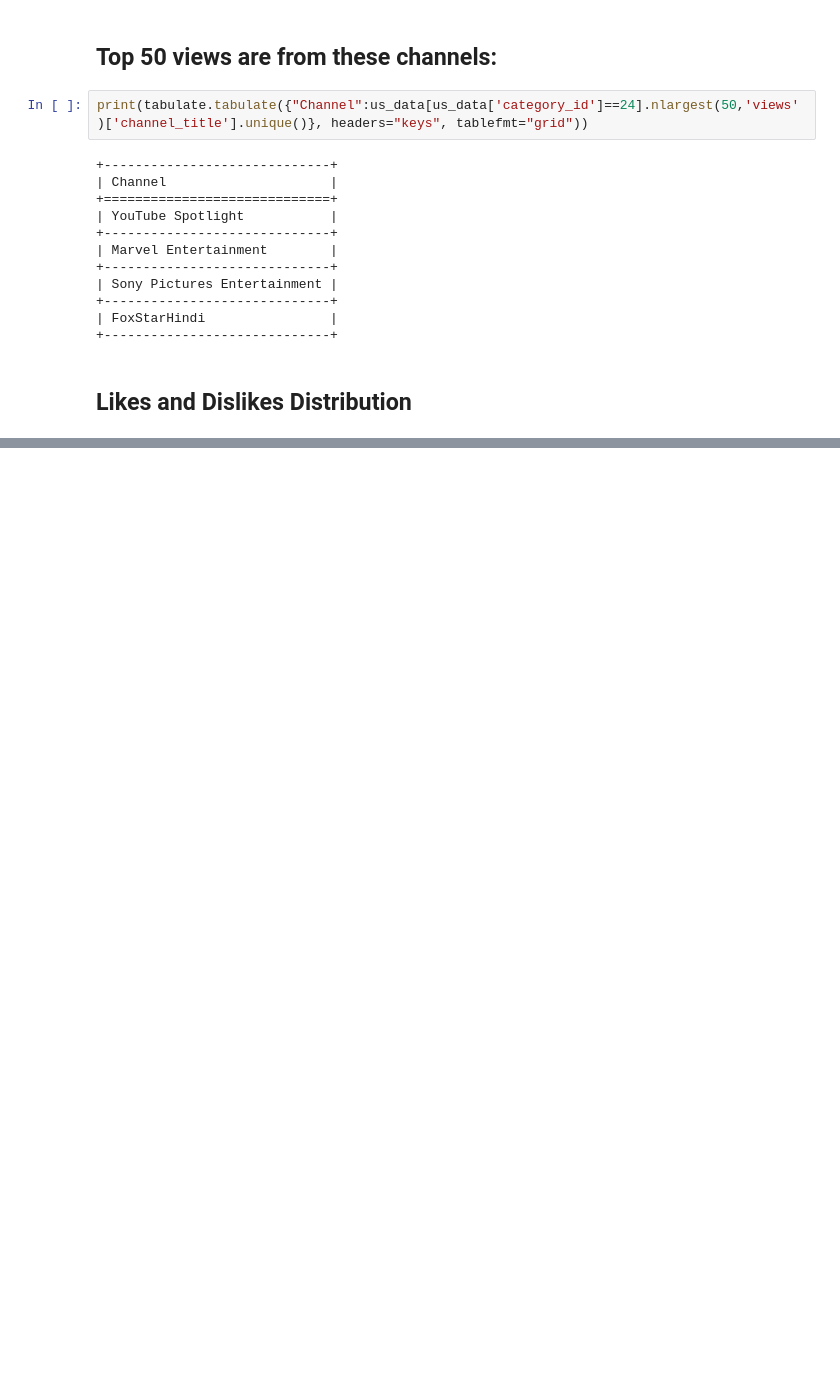
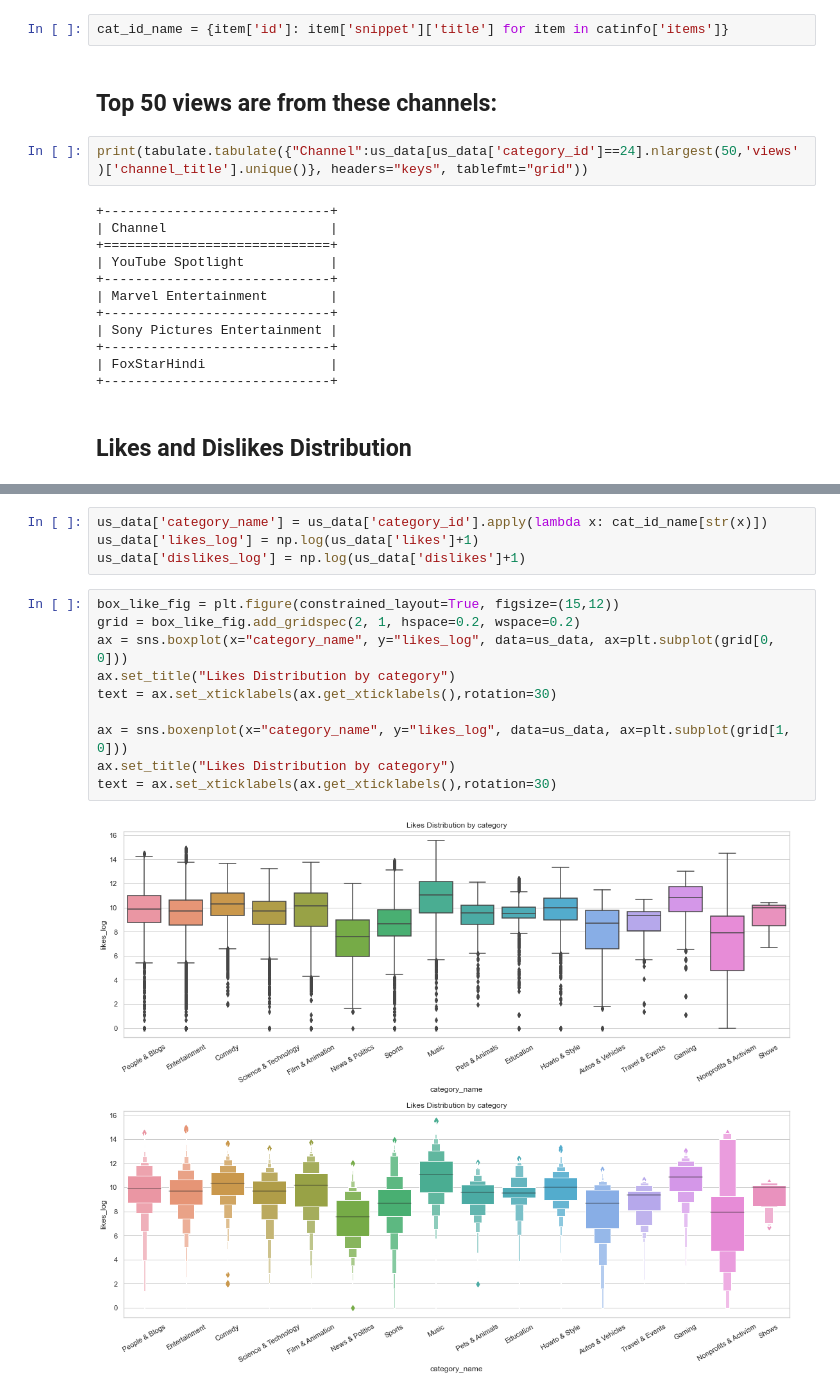
Before and after one commit to mayoor/stats-ml-exps, a Jupyter notebook: youtube_analysis.ipynb, the cells around one changed output, grey strips where cells are left out. Cells and saved outputs as stored; diff of their text form; blank space fills up the shorter version.

Commit message:
updates by category

```diff
--- a/youtube_analysis.ipynb
+++ b/youtube_analysis.ipynb
@@ -20,6 +22,8 @@ Data Reference: https://www.kaggle.com/datasnaek/youtube-new
 us_data = pd.read_csv('ytdata/USvideos.csv')
 # %%
 catinfo = json.load(open('ytdata/US_category_id.json'))
+# %%
+cat_id_name = {item['id']: item['snippet']['title'] for item in catinfo['items']}
 # %% [markdown]
 ## Top 50 views are from these channels:
 # %%
@@ -134,0 +105,16 @@ percentile_cutoffs = np.percentile(like_log, x)
+# %%
+us_data['category_name'] = us_data['category_id'].apply(lambda x: cat_id_name[str(x)])
+us_data['likes_log'] = np.log(us_data['likes']+1)
+us_data['dislikes_log'] = np.log(us_data['dislikes']+1)
+# %%
+box_like_fig = plt.figure(constrained_layout=True, figsize=(15,12))
+grid = box_like_fig.add_gridspec(2, 1, hspace=0.2, wspace=0.2)
+ax = sns.boxplot(x="category_name", y="likes_log", data=us_data, ax=plt.subplot(grid[0, 0]))
+ax.set_title("Likes Distribution by category")
+text = ax.set_xticklabels(ax.get_xticklabels(),rotation=30)
+
+ax = sns.boxenplot(x="category_name", y="likes_log", data=us_data, ax=plt.subplot(grid[1, 0]))
+ax.set_title("Likes Distribution by category")
+text = ax.set_xticklabels(ax.get_xticklabels(),rotation=30)
+# %% [output]
+[figure, added]
```
Also changed, not shown: parts of 8 cells of this notebook.
